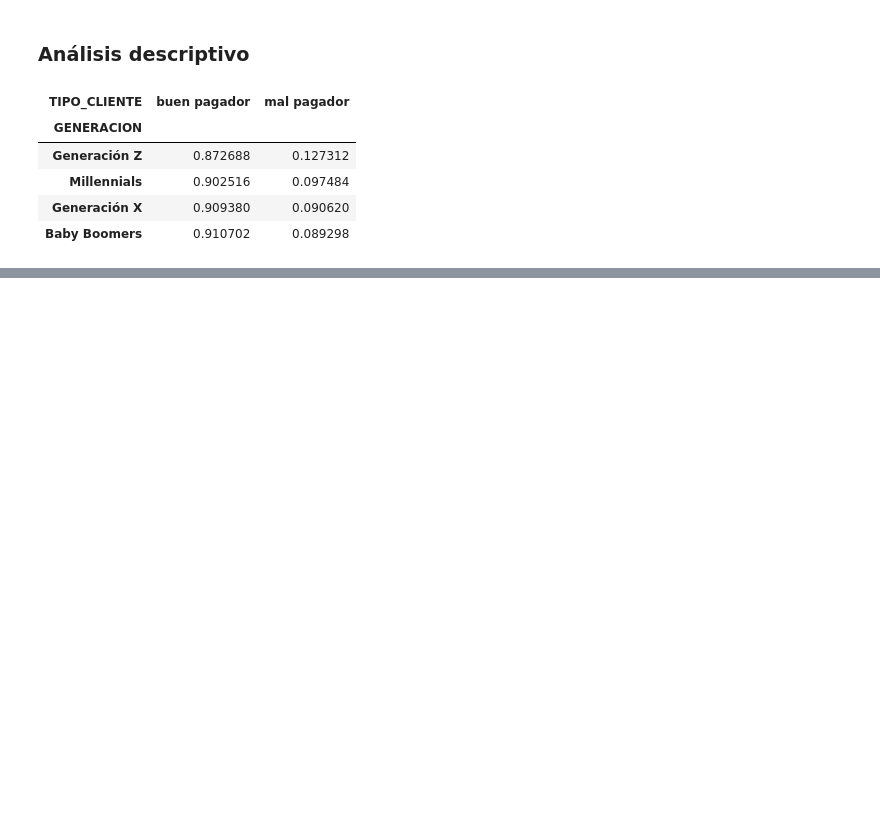
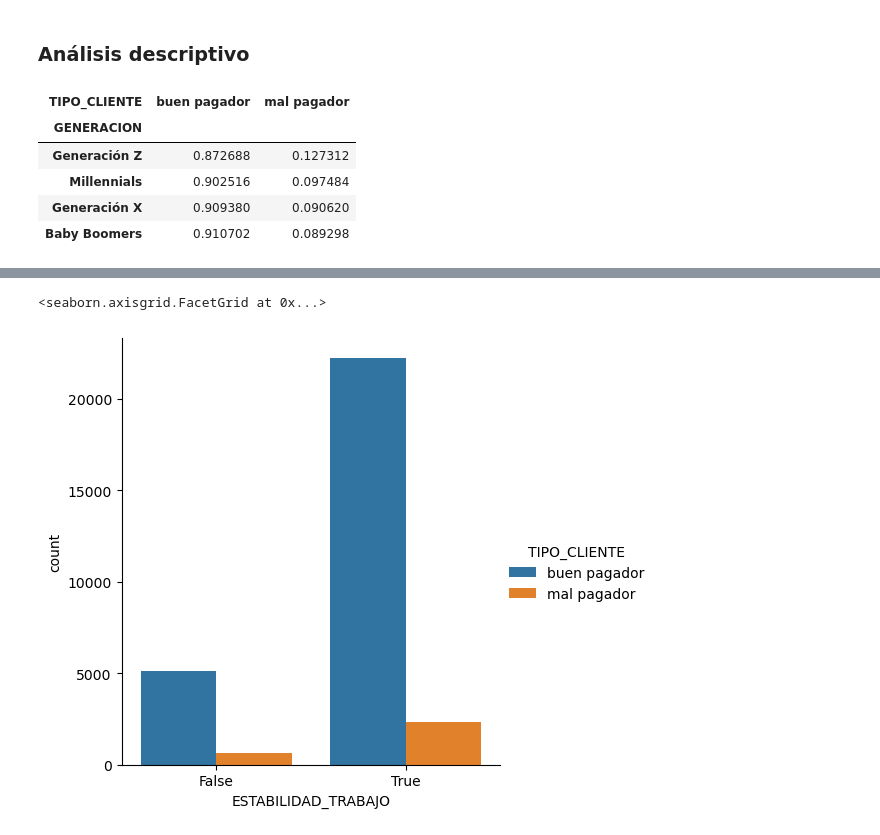
Before and after one commit to ajalca/cbe_customer_classification, a Jupyter notebook: VISA - Grupo 5.ipynb, the cells around one changed output, grey strips where cells are left out. Saved outputs shown, nothing was run; the diff lists cells and outputs as text; code cells hidden in the pictures; blank space fills up the shorter version.

```diff
--- a/VISA - Grupo 5.ipynb
+++ b/VISA - Grupo 5.ipynb
@@ -516,0 +640,5 @@ generacion_df.reindex(["Generación Z", "Millennials", "Generación X", "Baby Bo
+# %%
+sns.catplot(x='ESTABILIDAD_TRABAJO', hue='TIPO_CLIENTE', kind='count', data=estabilidad_df)
+# %% [output]
+<seaborn.axisgrid.FacetGrid at 0x...>
+[figure, added]
```
Also changed, not shown: parts of 25 cells of this notebook, 1 other file.
